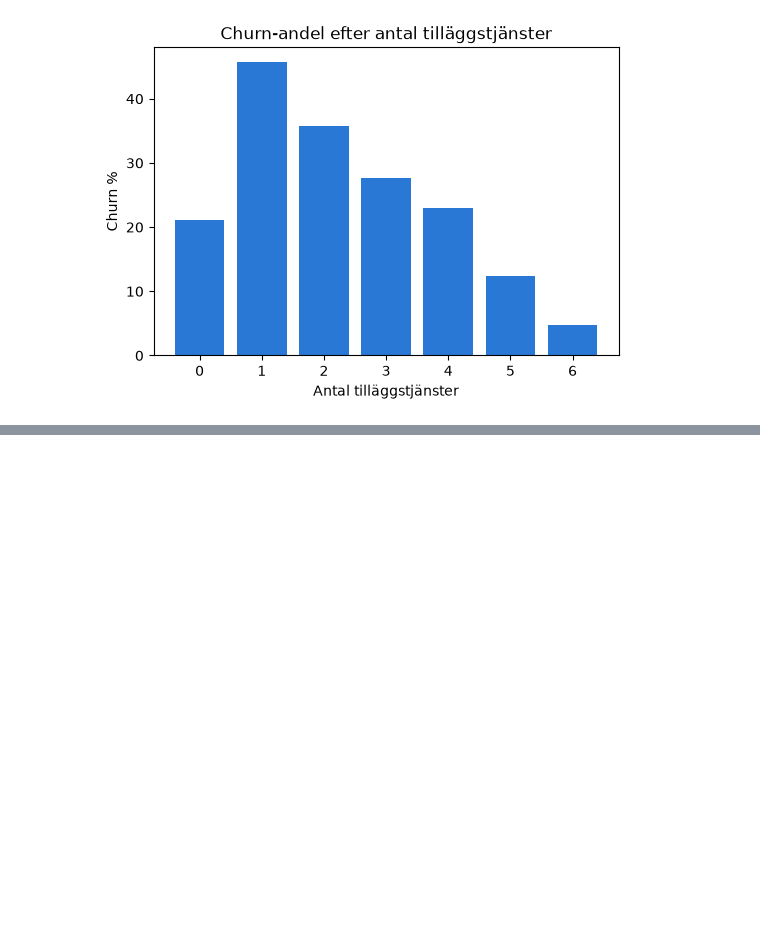
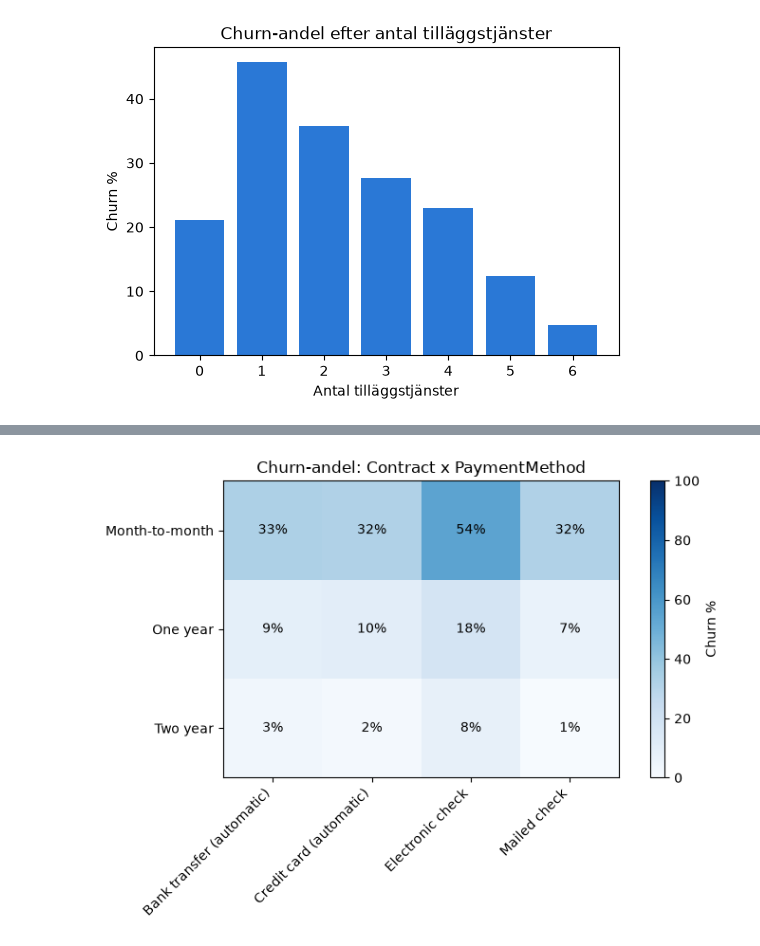
Before and after one commit to pyr0xd/Project_telco_churn, a Jupyter notebook: eda-kundlivscykel.ipynb, the cells around one changed output, grey strips where cells are left out. Saved outputs shown, nothing was run; the diff lists cells and outputs as text; code cells hidden in the pictures; blank space fills up the shorter version.

```diff
--- a/eda-kundlivscykel.ipynb
+++ b/eda-kundlivscykel.ipynb
@@ -50,0 +92,21 @@ plt.show()
+# %%
+combo = eda_df.groupby(["Contract", "PaymentMethod"])["Churn"].apply(lambda s: (s == "Yes").mean() * 100)
+combo_table = combo.unstack()
+
+fig, ax = plt.subplots(figsize=(8, 5))
+im = ax.imshow(combo_table, cmap="Blues", vmin=0, vmax=100)
+ax.set_xticks(range(len(combo_table.columns)))
+ax.set_xticklabels(combo_table.columns, rotation=45, ha="right")
+ax.set_yticks(range(len(combo_table.index)))
+ax.set_yticklabels(combo_table.index)
+for i in range(len(combo_table.index)):
+    for j in range(len(combo_table.columns)):
+        val = combo_table.iloc[i, j]
+        text = f"{val:.0f}%" if pd.notna(val) else ""
+        ax.text(j, i, text, ha="center", va="center")
+plt.colorbar(im, label="Churn %")
+plt.title("Churn-andel: Contract x PaymentMethod")
+plt.tight_layout()
+plt.show()
+# %% [output]
+[figure, added]
```
Also changed, not shown: parts of 6 cells of this notebook, 1 other file.
